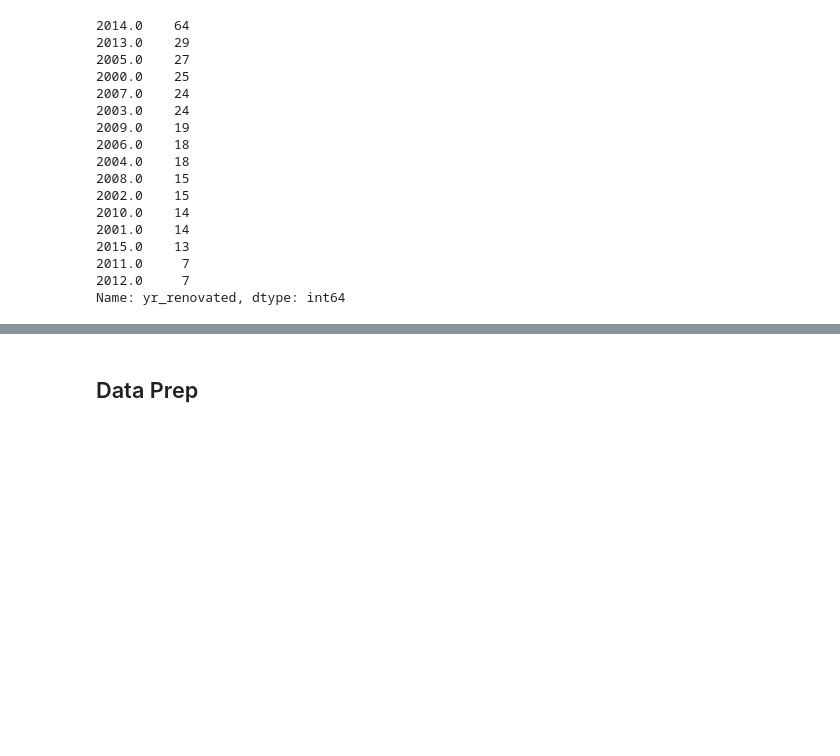
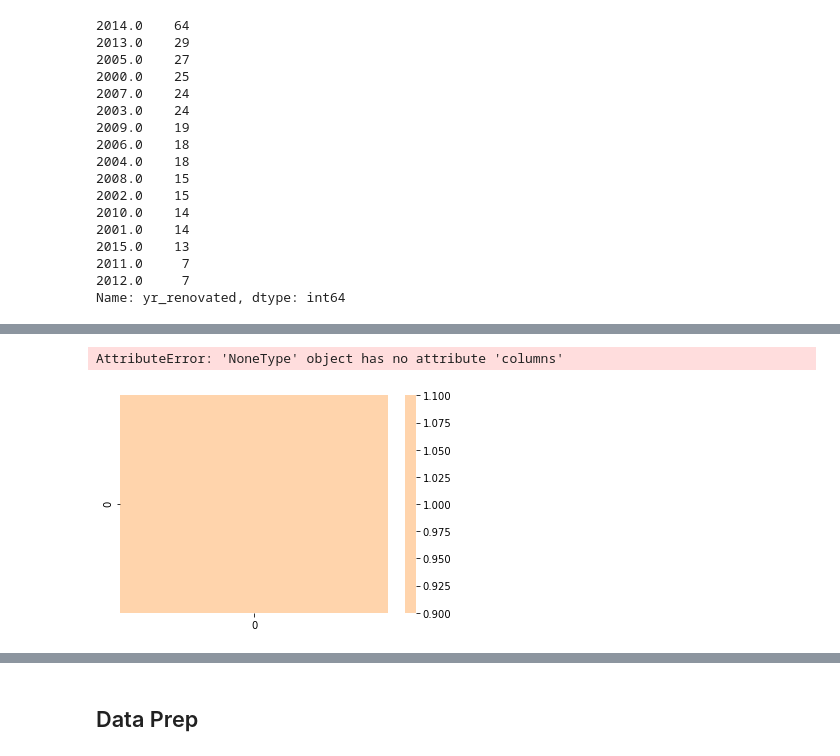
Before and after one commit to Luv2bnanook44/phase_2_project_quanggang, a Jupyter notebook: notebooks/jamie_notebook.ipynb, the cells around one changed output, grey strips where cells are left out. Cells and saved outputs as stored; diff of their text form; code cells hidden in the pictures; blank space fills up the shorter version.

```diff
--- a/notebooks/jamie_notebook.ipynb
+++ b/notebooks/jamie_notebook.ipynb
@@ -708,0 +754,25 @@ dtype: object
+# %%
+df=df.corr().abs().stack().reset_index().sort_values(0, ascending=False)
+
+# zip the variable name columns (Which were only named level_0 and level_1 by default) in a new column named "pairs"
+df['pairs'] = list(zip(df.level_0, df.level_1))
+
+# set index to pairs
+df.set_index(['pairs'], inplace = True)
+
+#d rop level columns
+df_pairs = df.drop(columns=['level_1', 'level_0'], inplace = True)
+
+# rename correlation column as cc rather than 0
+df_pairs.columns = ['cc']
+
+# drop duplicates. This could be dangerous if you have variables perfectly correlated with variables other than themselves.
+# for the sake of exercise, kept it in.
+df_pairs.drop_duplicates(inplace=True)
+# %% [output]
+AttributeError: 'NoneType' object has no attribute 'columns'
+# %%
+# will this change removing the NaNs for waterfront and yr renovated??
+sns.heatmap(df.corr(), center=0);
+# %% [output]
+[figure, added]
```
Also changed, not shown: parts of 43 cells of this notebook, 1 other file.
